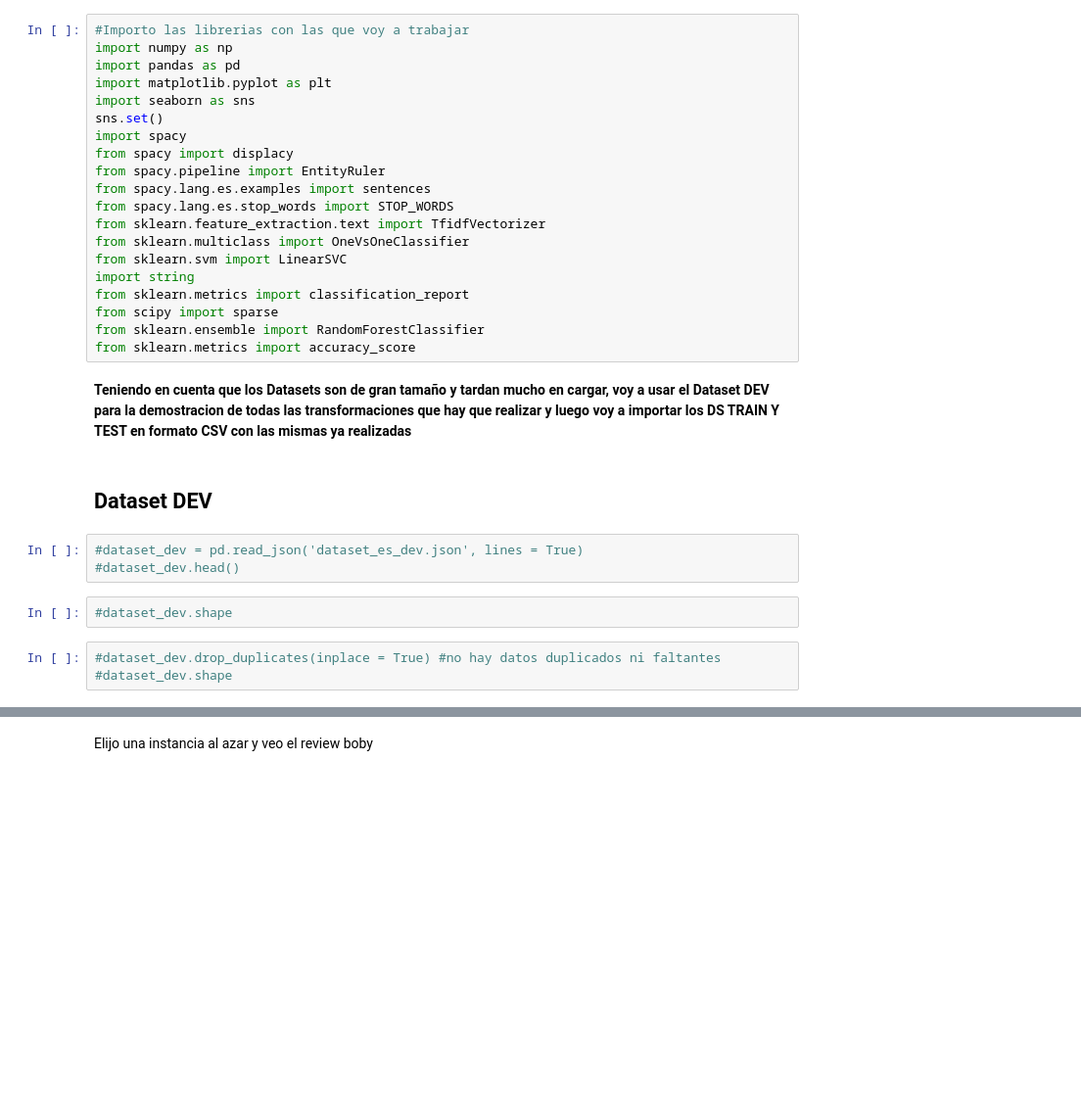
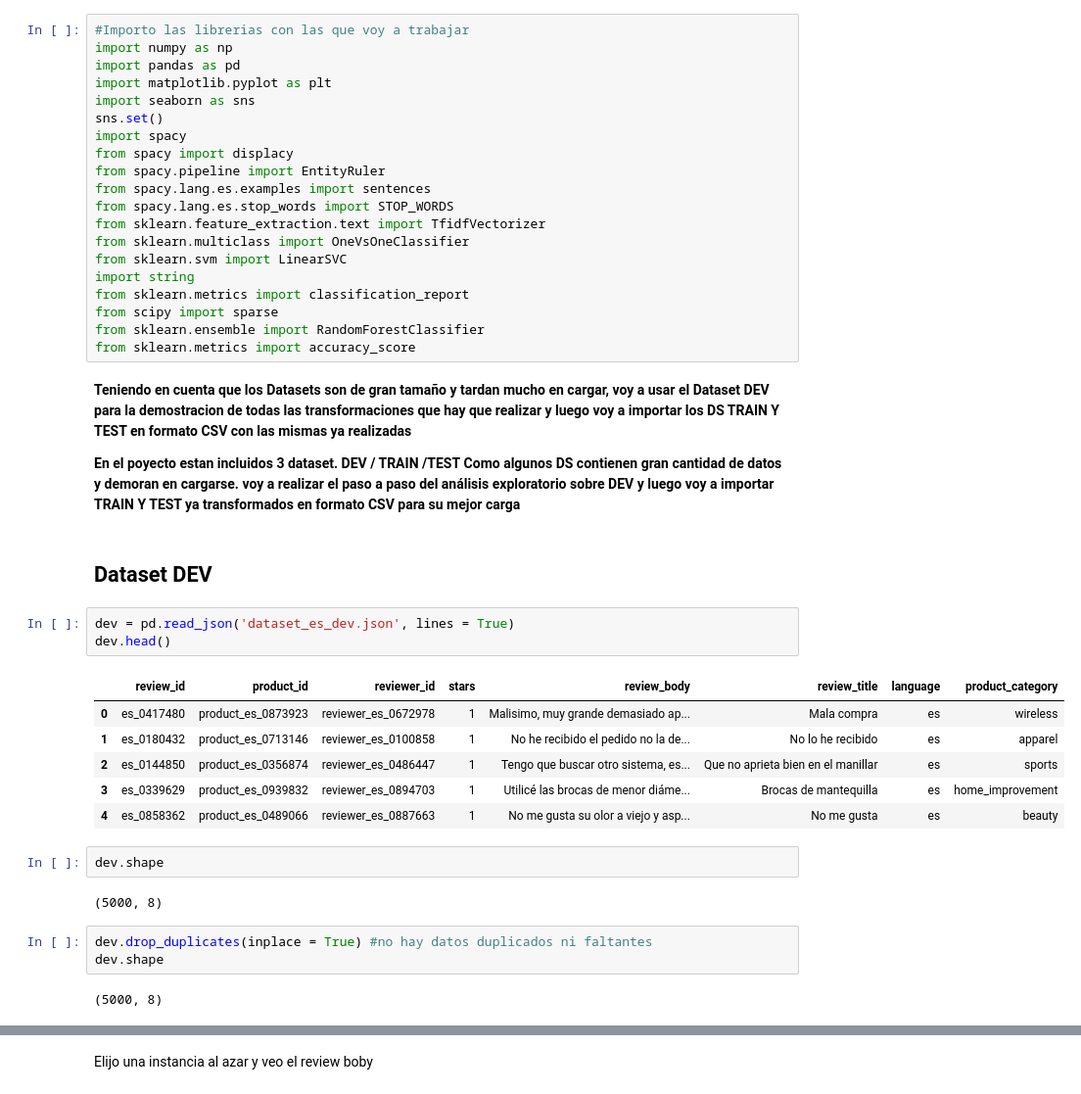
Before and after one commit to juliadiaz05/proyecto-3-acamica, a Jupyter notebook: DS_Proyecto_03_NLP.ipynb, the cells around one changed output, grey strips where cells are left out. Shown: that part at 98% size. Saved outputs shown, nothing was run; the diff lists cells and outputs as text; blank space fills up the shorter version.

```diff
--- a/DS_Proyecto_03_NLP.ipynb
+++ b/DS_Proyecto_03_NLP.ipynb
@@ -48,14 +48,28 @@ from sklearn.ensemble import RandomForestClassifier
 from sklearn.metrics import accuracy_score
 # %% [markdown]
 **Teniendo en cuenta que los Datasets son de gran tamaño y tardan mucho en cargar, voy a usar el Dataset DEV para la demostracion de todas las transformaciones que hay que realizar y luego voy a importar los DS TRAIN Y TEST en formato CSV con las mismas ya realizadas**
+
+**En el poyecto estan incluidos 3 dataset. DEV / TRAIN /TEST**
+**Como algunos DS contienen gran cantidad de datos y demoran en cargarse. voy a realizar el paso a paso del análisis exploratorio sobre DEV y luego voy a importar TRAIN Y TEST ya transformados en formato CSV para su mejor carga**
 # %% [markdown]
 ## Dataset DEV ##
 # %%
-#dataset_dev = pd.read_json('dataset_es_dev.json', lines = True)
-#dataset_dev.head()
+dev = pd.read_json('dataset_es_dev.json', lines = True)
+dev.head()
+# %% [output]
+|  | review_id | product_id | reviewer_id | stars | review_body | review_title | language | product_category |
+| 0 | es_0417480 | product_es_0873923 | reviewer_es_0672978 | 1 | Malisimo, muy grande demasiado ap... | Mala compra | es | wireless |
+| 1 | es_0180432 | product_es_0713146 | reviewer_es_0100858 | 1 | No he recibido el pedido no la de... | No lo he recibido | es | apparel |
+| 2 | es_0144850 | product_es_0356874 | reviewer_es_0486447 | 1 | Tengo que buscar otro sistema, es... | Que no aprieta bien en el manillar | es | sports |
+| 3 | es_0339629 | product_es_0939832 | reviewer_es_0894703 | 1 | Utilicé las brocas de menor diáme... | Brocas de mantequilla | es | home_improvement |
+| 4 | es_0858362 | product_es_0489066 | reviewer_es_0887663 | 1 | No me gusta su olor a viejo y asp... | No me gusta | es | beauty |
-# %%
-#dataset_dev.shape
+# %%
+dev.shape
+# %% [output]
+(5000, 8)
 # %%
-#dataset_dev.drop_duplicates(inplace = True) #no hay datos duplicados ni faltantes
-#dataset_dev.shape
+dev.drop_duplicates(inplace = True) #no hay datos duplicados ni faltantes
+dev.shape
+# %% [output]
+(5000, 8)
 # %%
```
Also changed, not shown: parts of 51 cells of this notebook, 5 other files.
